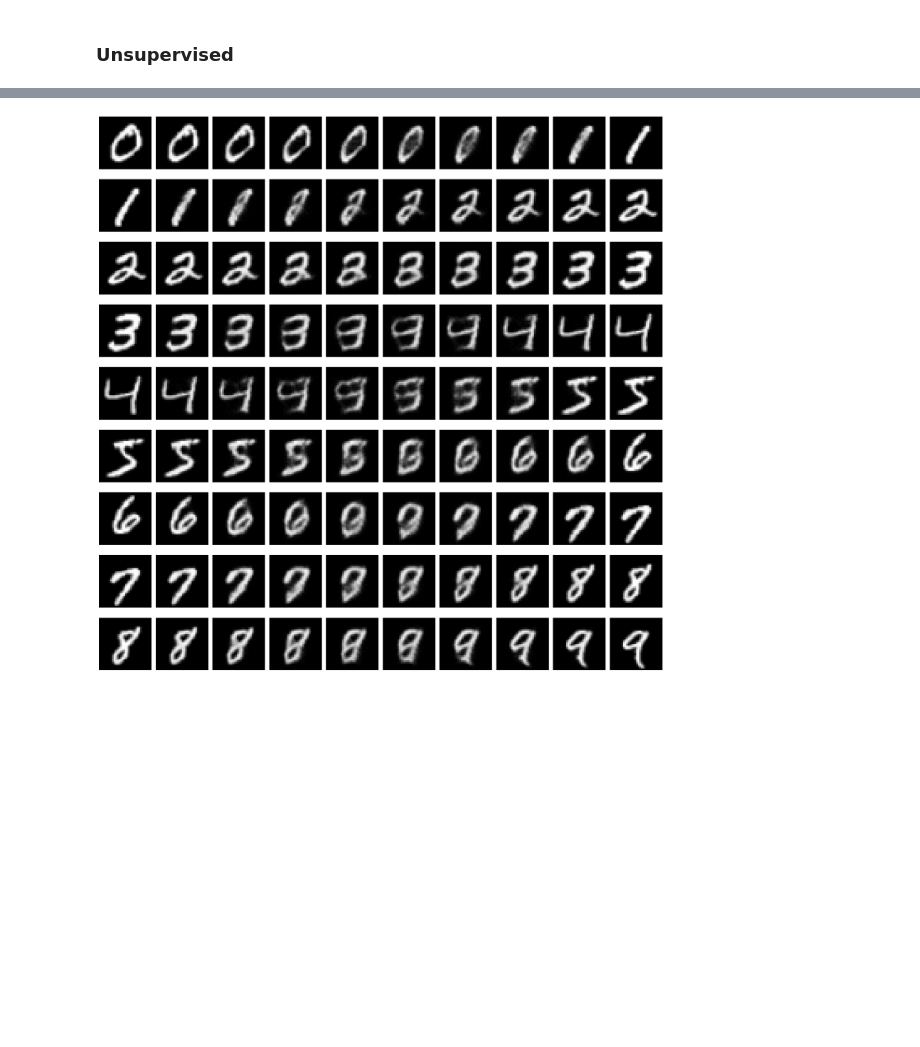
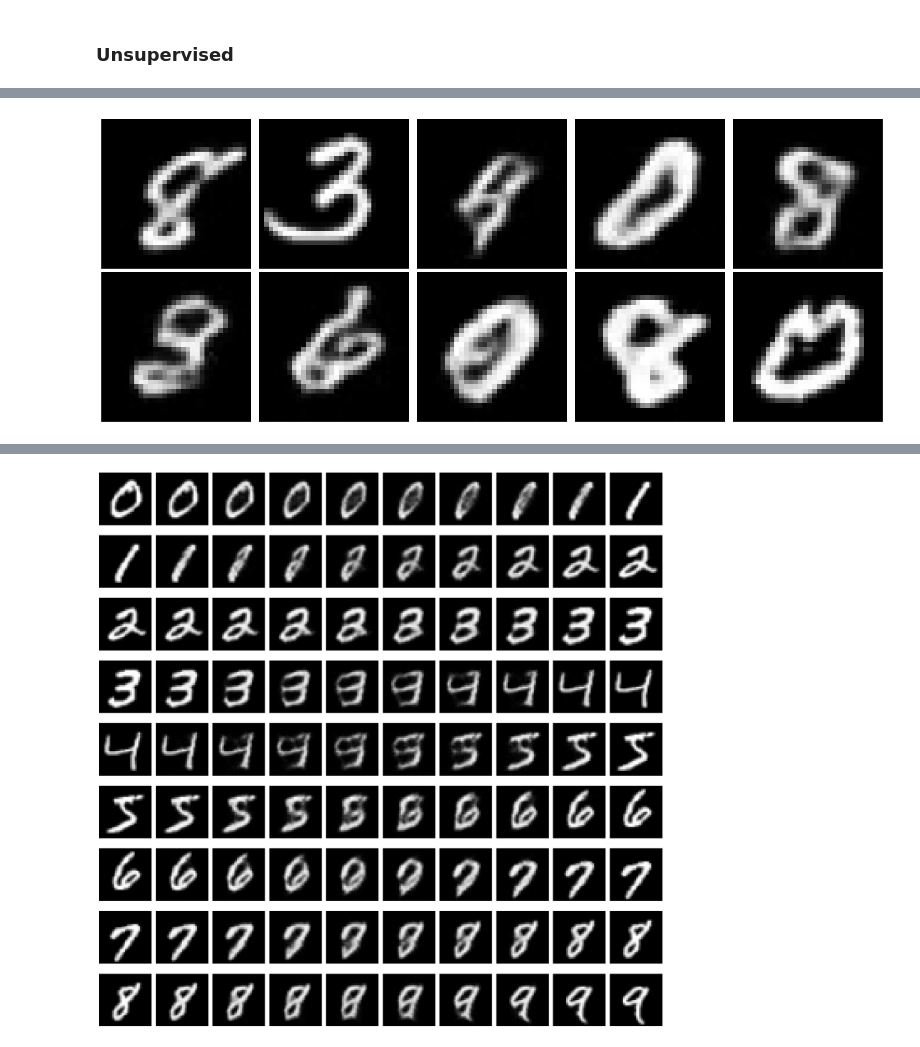
Before and after one commit to wdiepeveen/Riemannian-Archetypal-Analysis, a Jupyter notebook: mnist_multi_ellipsoid_starflow.ipynb, the cells around one changed output, grey strips where cells are left out. Drawn from its saved outputs; the diff is of its cells as text; code cells hidden in the pictures; blank space fills up the shorter version.

```diff
--- a/mnist_multi_ellipsoid_starflow.ipynb
+++ b/mnist_multi_ellipsoid_starflow.ipynb
@@ -528,2 +533,17 @@ plt.show()
+# %%
+# plot cluster centers in image space by applying inverse of phi to cluster centers in phi space
+with torch.no_grad():
+    image_cluster_end_members_unsupervised = phi.inverse(unsupervised_trainer.end_members.to(device)).cpu()
+
+fig, axes = plt.subplots(2, 5, figsize=(15, 6))
+axes = axes.flatten()
+for i in range(10): # only first 10 clusters, but we do have more
+    axes[i].imshow(image_cluster_end_members_unsupervised[i].squeeze(), cmap='gray', vmin=data.min(), vmax=data.max())
+    axes[i].axis('off')
+plt.tight_layout()
+plt.savefig(os.path.join(results_folder,"end_members_nflow_unsupervised.png"))
+plt.show()
+# %% [output]
+[figure, added]
 # %%
 # plot first two dimensions of phi_data_train
```
Also changed, not shown: parts of 15 cells of this notebook, 18 other files.
